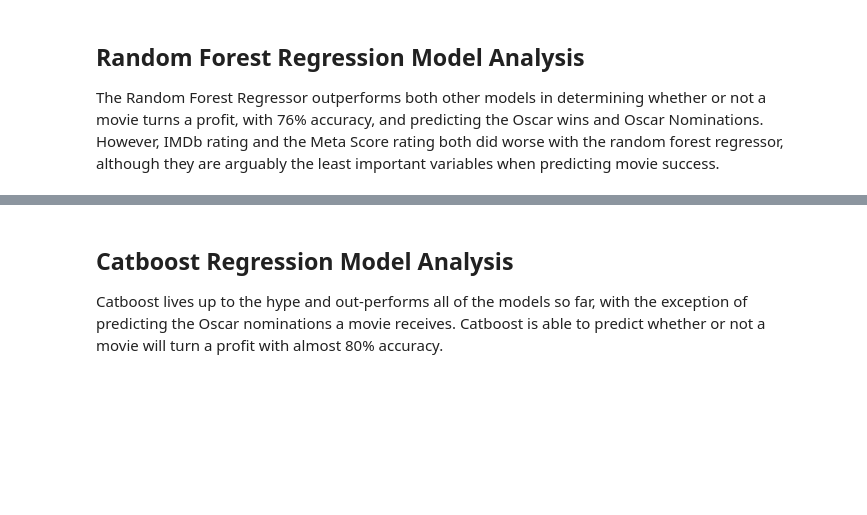
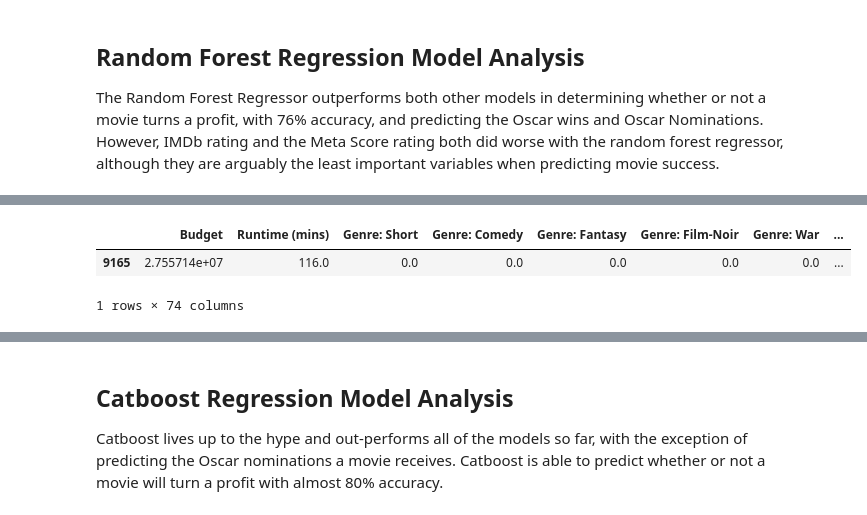
Before and after one commit to brookemosby/Movies, a Jupyter notebook: Movies_Analysis.ipynb, the cells around one changed output, grey strips where cells are left out. Saved outputs shown, nothing was run; the diff lists cells and outputs as text; code cells hidden in the pictures; blank space fills up the shorter version.

```diff
--- a/Movies_Analysis.ipynb
+++ b/Movies_Analysis.ipynb
@@ -328,0 +323,7 @@ Total Wins Average Error:
+# %%
+tt_x1 = pd.DataFrame(tt_x.iloc[1500]).transpose()
+tt_x1
+# %% [output]
+|  | Budget | Runtime (mins) | Genre: Short | Genre: Comedy | Genre: Fantasy | Genre: Film-Noir | Genre: War | ... |
+| 9165 | 2.755714e+07 | 116.0 | 0.0 | 0.0 | 0.0 | 0.0 | 0.0 | ... |
+1 rows × 74 columns
```
Also changed, not shown: parts of 7 cells of this notebook, 5 other files.
